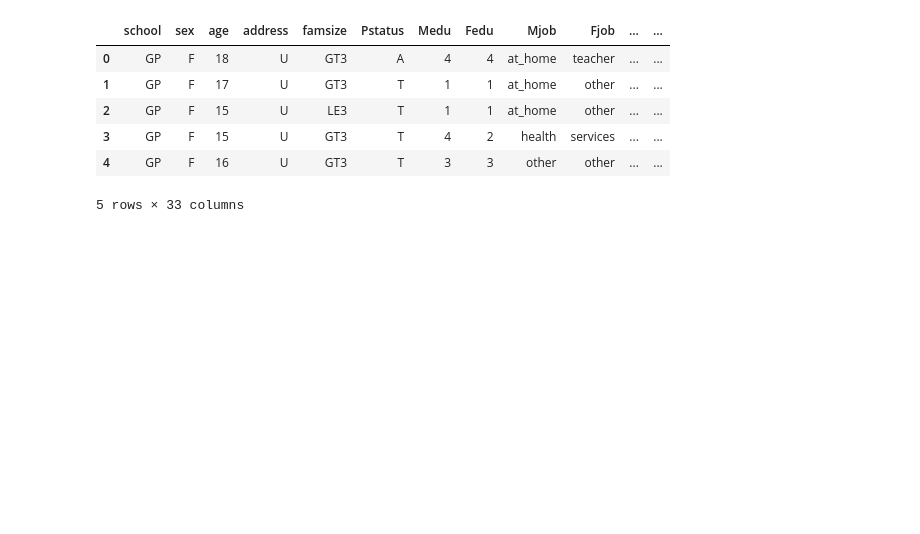
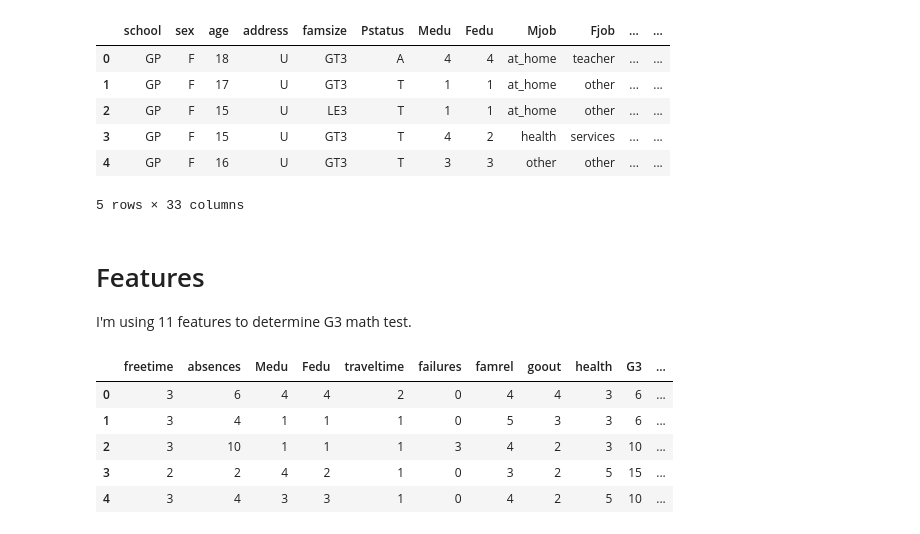
Before and after one commit to HalfPaul/Student-performance, a Jupyter notebook: performance.ipynb, the cells around one changed output. Cells and saved outputs as stored; diff of their text form; code cells hidden in the pictures; blank space fills up the shorter version.

```diff
--- a/performance.ipynb
+++ b/performance.ipynb
@@ -17,10 +18,22 @@ data.head()
 | 3 | GP | F | 15 | U | GT3 | T | 4 | 2 | health | services | ... | ... |
 | 4 | GP | F | 16 | U | GT3 | T | 3 | 3 | other | other | ... | ... |
 5 rows × 33 columns
+# %% [markdown]
+# Features
+I'm using 11 features to determine G3 math test.
 # %%
 
-data = data[["sex", "freetime", "absences", "Medu", "Fedu", "traveltime", "failures", "famrel", "goout", "health", "G3"]]
+data = data[["freetime", "absences", "Medu", "Fedu", "traveltime", "failures", "famrel", "goout", "health", "G3", "G1", "G2"]]
 data.apply(LabelEncoder().fit_transform)
 X = data.drop("G3", axis = 1)
 y = data["G3"]
+X.apply(LabelEncoder().fit_transform)
+data.head()
+# %% [output]
+|  | freetime | absences | Medu | Fedu | traveltime | failures | famrel | goout | health | G3 | ... |
+| 0 | 3 | 6 | 4 | 4 | 2 | 0 | 4 | 4 | 3 | 6 | ... |
+| 1 | 3 | 4 | 1 | 1 | 1 | 0 | 5 | 3 | 3 | 6 | ... |
+| 2 | 3 | 10 | 1 | 1 | 1 | 3 | 4 | 2 | 3 | 10 | ... |
+| 3 | 2 | 2 | 4 | 2 | 1 | 0 | 3 | 2 | 5 | 15 | ... |
+| 4 | 3 | 4 | 3 | 3 | 1 | 0 | 4 | 2 | 5 | 10 | ... |
 # %%
```
Also changed, not shown: parts of 11 cells of this notebook.
